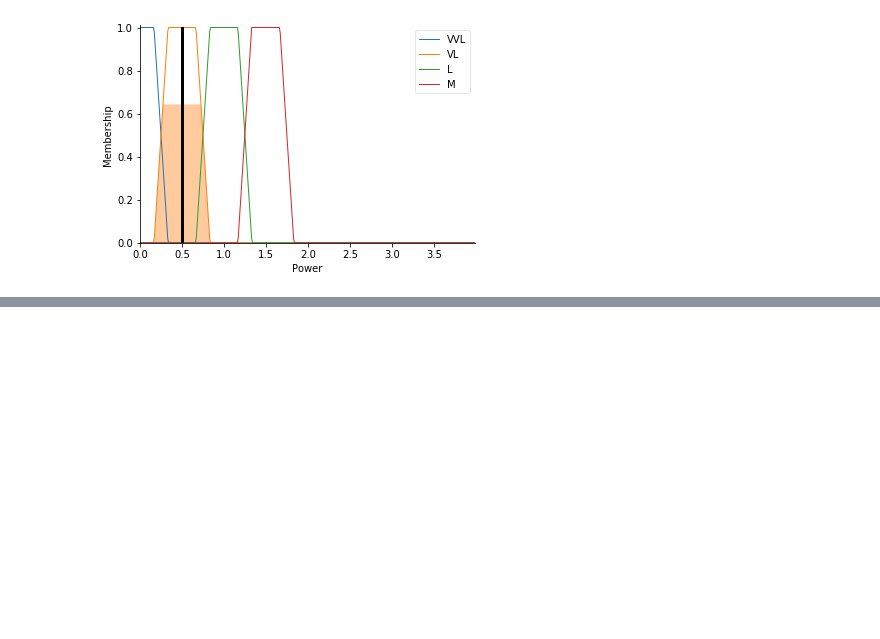
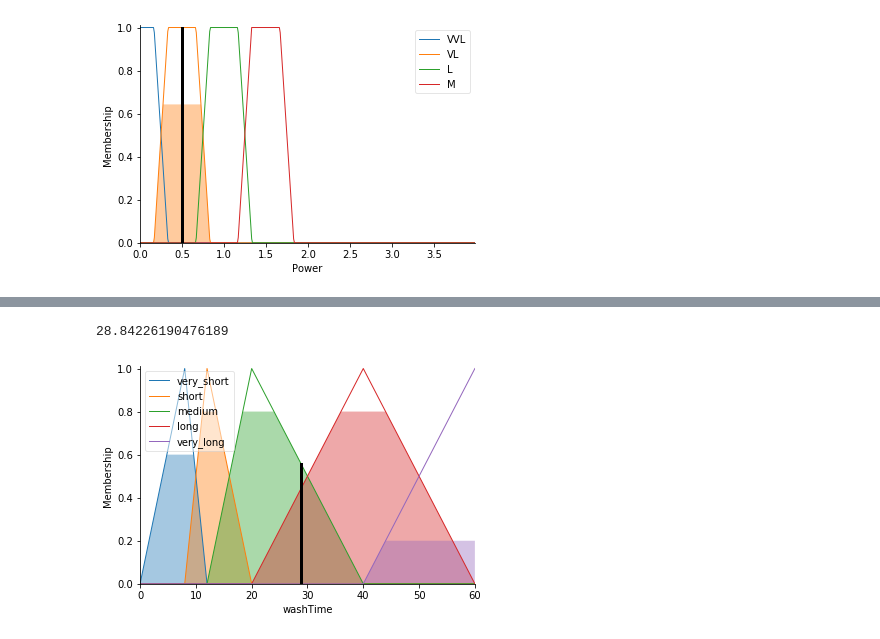
Before and after one commit to EDU-FRANCK-JUBIN/exercices-sur-python-ProDiG31, a Jupyter notebook: Loqique Floue.ipynb, the cells around one changed output, grey strips where cells are left out. Saved outputs shown, nothing was run; the diff lists cells and outputs as text; code cells hidden in the pictures; blank space fills up the shorter version.

```diff
--- a/Loqique Floue.ipynb
+++ b/Loqique Floue.ipynb
@@ -91,0 +147,20 @@ power.view(sim=powering)
+# %%
+#Add all rules in a rules Array
+rules = [rule1, rule2, rule3, rule4 ,rule5, rule6, rule7, rule8, rule9]
+
+#Push rules to system
+washTime_ctrl =  ctrl.ControlSystem(rules)
+
+washTimeSimulation = ctrl.ControlSystemSimulation(washTime_ctrl)
+
+washTimeSimulation.input['degreeDirt'] = 60
+washTimeSimulation.input['typeDirt'] = 20
+
+washTimeSimulation.compute()
+
+washTime.view(sim=washTimeSimulation)
+
+print(washTimeSimulation.output['washTime'])
+# %% [output]
+28.84226190476189
+[figure, added]
```
Also changed, not shown: parts of 2 cells of this notebook.
